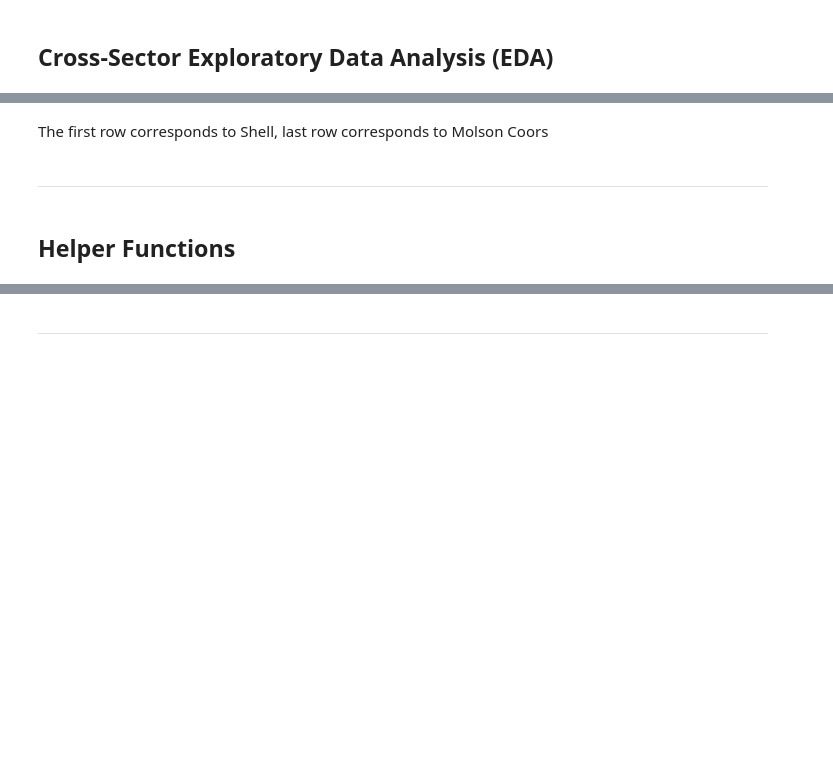
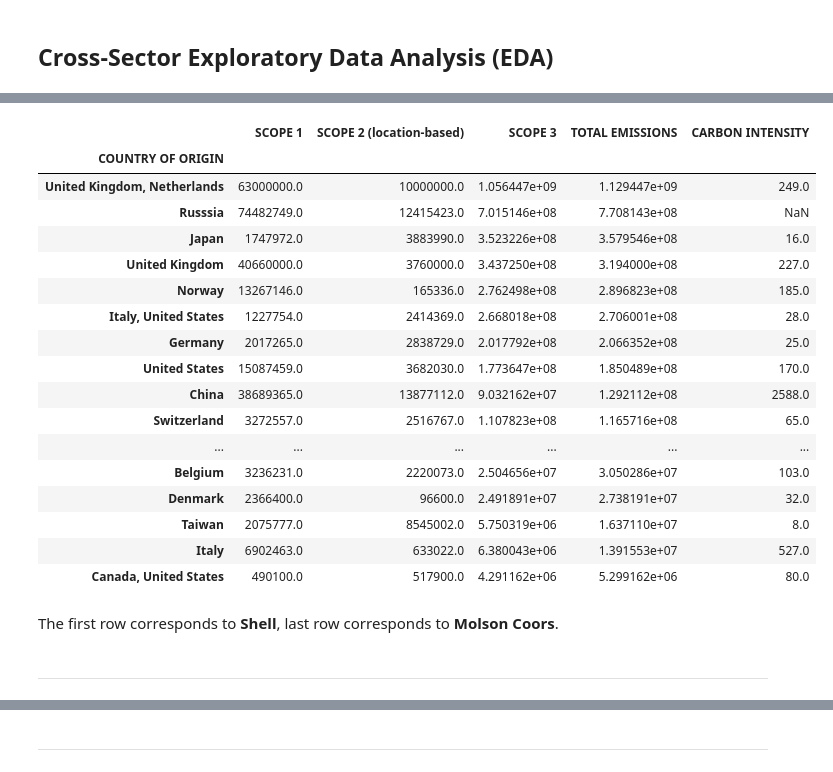
Before and after one commit to zcjanin/decarbonization-2024, a Jupyter notebook: Decarbo_EDA.ipynb, the cells around one changed output, grey strips where cells are left out. Saved outputs shown, nothing was run; the diff lists cells and outputs as text; code cells hidden in the pictures; blank space fills up the shorter version.

```diff
--- a/Decarbo_EDA.ipynb
+++ b/Decarbo_EDA.ipynb
@@ -18,8 +34,10 @@ In this section of the notebook, I will be importing our data and cleaning/stand
 # %%
-foodag = pd.read_csv('data/food&ag.csv')
-energy = pd.read_csv('data/energy.csv')
-auto = pd.read_csv('data/auto.csv')
-tech = pd.read_csv('data/tech.csv')
+# load in data
+
+foodag = pd.read_csv('data/foodag23.csv')
+energy = pd.read_csv('data/energy23.csv')
+auto = pd.read_csv('data/auto23.csv')
+tech = pd.read_csv('data/tech23.csv')
 # %%
 # Add sector columns to concatenate df's
 
@@ -37,9 +57,6 @@ tech = tech.rename(columns={'CARBON INTENSITY\n(Scope 1 & 2 g CO2e/ $ Sales) \nc
 df_array = [foodag, energy, auto, tech]
 for df in df_array:
     df.rename(columns={'CARBON INTENSITY\n(Scope 1 & 2 g CO2e / $ Sales)': 'CARBON INTENSITY'}, inplace=True)
-
-# convert CI to type float
-energy['CARBON INTENSITY'] = energy['CARBON INTENSITY'].str.replace(',', '').astype(float)
 # %%
 # concatenate dataframes together
 
@@ -116,5 +310,25 @@ sectors.groupby('COMPANY NAME').mean(numeric_only=True).drop(columns=['YEAR']).s
 # %%
-country = sectors.groupby('COUNTRY OF ORIGIN').mean(numeric_only=True).drop(columns=['YEAR', 'TOTAL REVENUE (miillion $)']).round(0).sort_values(by='TOTAL EMISSIONS', ascending=False)
-country
+avg_ByCountry = sectors.groupby('COUNTRY OF ORIGIN').mean(numeric_only=True).drop(columns=['YEAR', 'TOTAL REVENUE (miillion $)']).round(0).sort_values(by='TOTAL EMISSIONS', ascending=False)
+
+avg_ByCountry
+# %% [output]
+|  | SCOPE 1 | SCOPE 2 (location-based) | SCOPE 3 | TOTAL EMISSIONS | CARBON INTENSITY |
+| COUNTRY OF ORIGIN |  |  |  |  |  |
+| United Kingdom, Netherlands | 63000000.0 | 10000000.0 | 1.056447e+09 | 1.129447e+09 | 249.0 |
+| Russsia | 74482749.0 | 12415423.0 | 7.015146e+08 | 7.708143e+08 | NaN |
+| Japan | 1747972.0 | 3883990.0 | 3.523226e+08 | 3.579546e+08 | 16.0 |
+| United Kingdom | 40660000.0 | 3760000.0 | 3.437250e+08 | 3.194000e+08 | 227.0 |
+| Norway | 13267146.0 | 165336.0 | 2.762498e+08 | 2.896823e+08 | 185.0 |
+| Italy, United States | 1227754.0 | 2414369.0 | 2.668018e+08 | 2.706001e+08 | 28.0 |
+| Germany | 2017265.0 | 2838729.0 | 2.017792e+08 | 2.066352e+08 | 25.0 |
+| United States | 15087459.0 | 3682030.0 | 1.773647e+08 | 1.850489e+08 | 170.0 |
+| China | 38689365.0 | 13877112.0 | 9.032162e+07 | 1.292112e+08 | 2588.0 |
+| Switzerland | 3272557.0 | 2516767.0 | 1.107823e+08 | 1.165716e+08 | 65.0 |
+| ... | ... | ... | ... | ... | ... |
+| Belgium | 3236231.0 | 2220073.0 | 2.504656e+07 | 3.050286e+07 | 103.0 |
+| Denmark | 2366400.0 | 96600.0 | 2.491891e+07 | 2.738191e+07 | 32.0 |
+| Taiwan | 2075777.0 | 8545002.0 | 5.750319e+06 | 1.637110e+07 | 8.0 |
+| Italy | 6902463.0 | 633022.0 | 6.380043e+06 | 1.391553e+07 | 527.0 |
+| Canada, United States | 490100.0 | 517900.0 | 4.291162e+06 | 5.299162e+06 | 80.0 |
 # %% [markdown]
-The first row corresponds to Shell, last row corresponds to Molson Coors
+The first row corresponds to **Shell**, last row corresponds to **Molson Coors**.
@@ -121,4 +339,2 @@ The first row corresponds to Shell, last row corresponds to Molson Coors
 # %% [markdown]
 ---
-# %% [markdown]
-## Helper Functions
```
Also changed, not shown: parts of 45 cells of this notebook.
